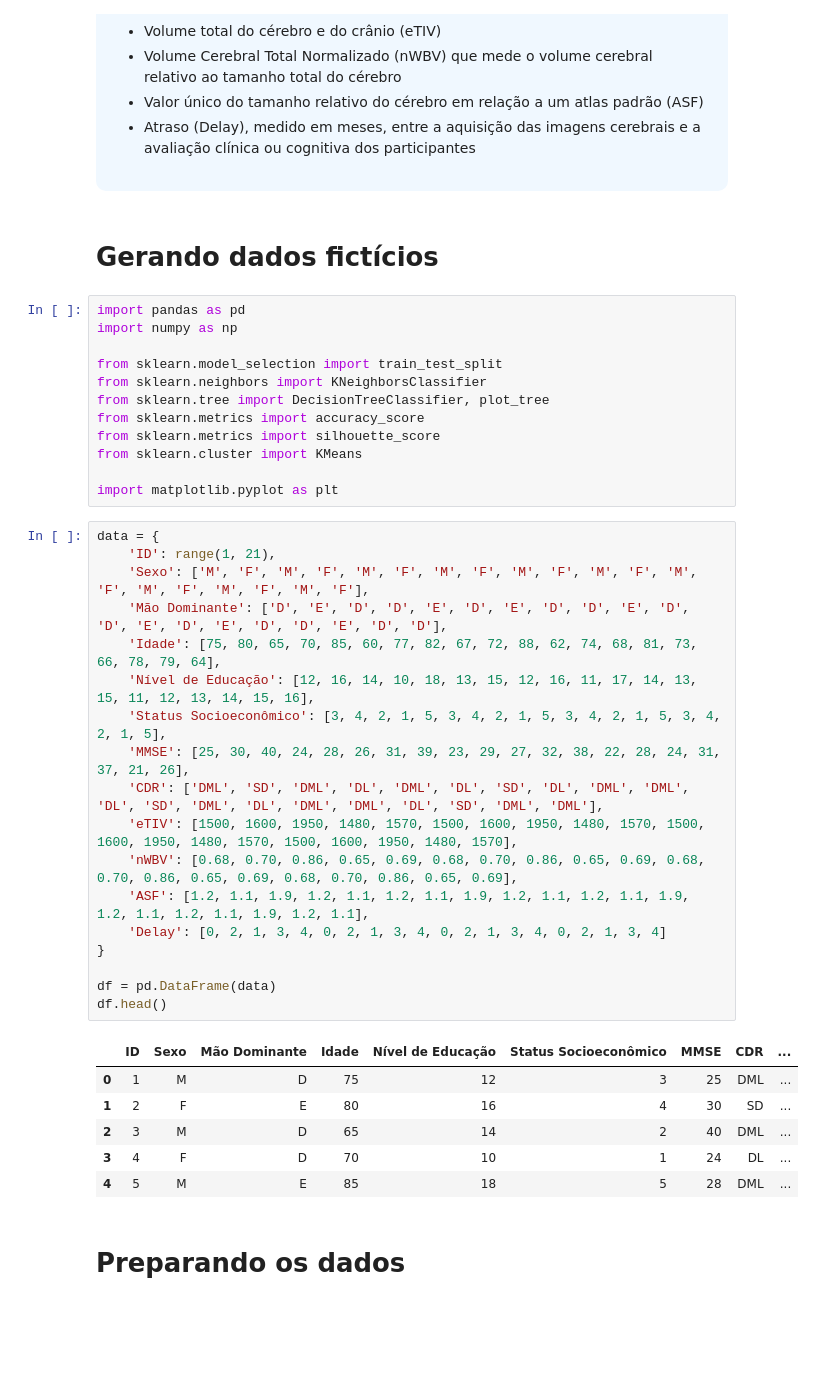
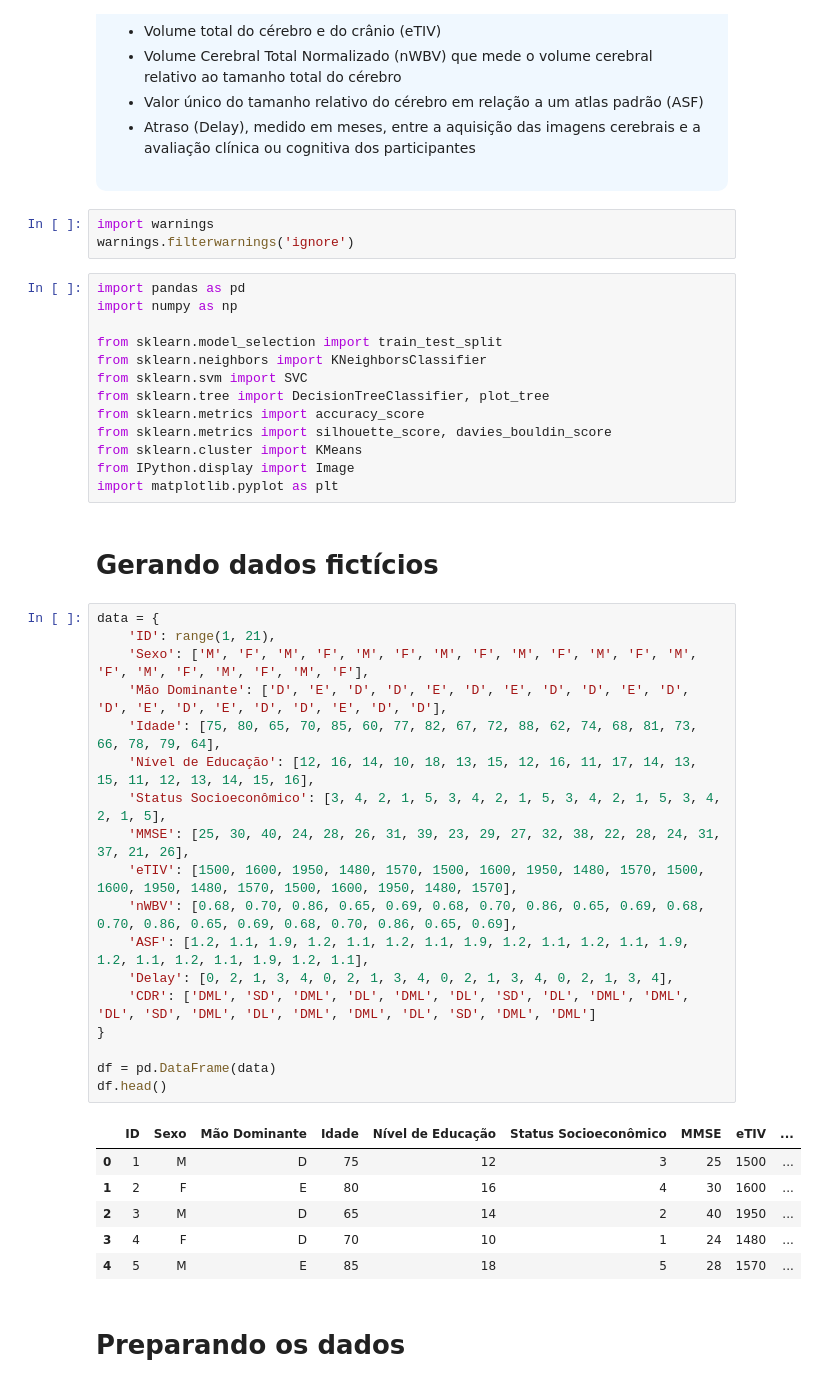
Before and after one commit to joelmaf/course.ai, a Jupyter notebook: Unidade01/Alzheimer.ipynb, the cells around one changed output. Saved outputs shown, nothing was run; the diff lists cells and outputs as text; blank space fills up the shorter version.

```diff
--- a/Unidade01/Alzheimer.ipynb
+++ b/Unidade01/Alzheimer.ipynb
@@ -27,45 +34,49 @@ Baseado em: https://www.kaggle.com/code/danttis/alzheimer-s-classification-using
     <li>Atraso (Delay), medido em meses, entre a aquisição das imagens cerebrais e a avaliação clínica ou cognitiva dos participantes</li>
   </ul>
 </div>
-# %% [markdown]
-# Gerando dados fictícios
+# %%
+import warnings
+warnings.filterwarnings('ignore')
 # %%
 import pandas as pd
 import numpy as np
 
 from sklearn.model_selection import train_test_split
 from sklearn.neighbors import KNeighborsClassifier
+from sklearn.svm import SVC
 from sklearn.tree import DecisionTreeClassifier, plot_tree
 from sklearn.metrics import accuracy_score
-from sklearn.metrics import silhouette_score
+from sklearn.metrics import silhouette_score, davies_bouldin_score
 from sklearn.cluster import KMeans
-
+from IPython.display import Image
 import matplotlib.pyplot as plt
+# %% [markdown]
+# Gerando dados fictícios
 # %%
 data = {
     'ID': range(1, 21),
     'Sexo': ['M', 'F', 'M', 'F', 'M', 'F', 'M', 'F', 'M', 'F', 'M', 'F', 'M', 'F', 'M', 'F', 'M', 'F', 'M', 'F'],
     'Mão Dominante': ['D', 'E', 'D', 'D', 'E', 'D', 'E', 'D', 'D', 'E', 'D', 'D', 'E', 'D', 'E', 'D', 'D', 'E', 'D', 'D'],
     'Idade': [75, 80, 65, 70, 85, 60, 77, 82, 67, 72, 88, 62, 74, 68, 81, 73, 66, 78, 79, 64],
     'Nível de Educação': [12, 16, 14, 10, 18, 13, 15, 12, 16, 11, 17, 14, 13, 15, 11, 12, 13, 14, 15, 16],
     'Status Socioeconômico': [3, 4, 2, 1, 5, 3, 4, 2, 1, 5, 3, 4, 2, 1, 5, 3, 4, 2, 1, 5],
     'MMSE': [25, 30, 40, 24, 28, 26, 31, 39, 23, 29, 27, 32, 38, 22, 28, 24, 31, 37, 21, 26],
-    'CDR': ['DML', 'SD', 'DML', 'DL', 'DML', 'DL', 'SD', 'DL', 'DML', 'DML', 'DL', 'SD', 'DML', 'DL', 'DML', 'DML', 'DL', 'SD', 'DML', 'DML'],
     'eTIV': [1500, 1600, 1950, 1480, 1570, 1500, 1600, 1950, 1480, 1570, 1500, 1600, 1950, 1480, 1570, 1500, 1600, 1950, 1480, 1570],
     'nWBV': [0.68, 0.70, 0.86, 0.65, 0.69, 0.68, 0.70, 0.86, 0.65, 0.69, 0.68, 0.70, 0.86, 0.65, 0.69, 0.68, 0.70, 0.86, 0.65, 0.69],
     'ASF': [1.2, 1.1, 1.9, 1.2, 1.1, 1.2, 1.1, 1.9, 1.2, 1.1, 1.2, 1.1, 1.9, 1.2, 1.1, 1.2, 1.1, 1.9, 1.2, 1.1],
-    'Delay': [0, 2, 1, 3, 4, 0, 2, 1, 3, 4, 0, 2, 1, 3, 4, 0, 2, 1, 3, 4]
+    'Delay': [0, 2, 1, 3, 4, 0, 2, 1, 3, 4, 0, 2, 1, 3, 4, 0, 2, 1, 3, 4],
+    'CDR': ['DML', 'SD', 'DML', 'DL', 'DML', 'DL', 'SD', 'DL', 'DML', 'DML', 'DL', 'SD', 'DML', 'DL', 'DML', 'DML', 'DL', 'SD', 'DML', 'DML']
 }
 
 df = pd.DataFrame(data)
 df.head()
 # %% [output]
-|  | ID | Sexo | Mão Dominante | Idade | Nível de Educação | Status Socioeconômico | MMSE | CDR | ... |
-| 0 | 1 | M | D | 75 | 12 | 3 | 25 | DML | ... |
-| 1 | 2 | F | E | 80 | 16 | 4 | 30 | SD | ... |
-| 2 | 3 | M | D | 65 | 14 | 2 | 40 | DML | ... |
-| 3 | 4 | F | D | 70 | 10 | 1 | 24 | DL | ... |
-| 4 | 5 | M | E | 85 | 18 | 5 | 28 | DML | ... |
+|  | ID | Sexo | Mão Dominante | Idade | Nível de Educação | Status Socioeconômico | MMSE | eTIV | ... |
+| 0 | 1 | M | D | 75 | 12 | 3 | 25 | 1500 | ... |
+| 1 | 2 | F | E | 80 | 16 | 4 | 30 | 1600 | ... |
+| 2 | 3 | M | D | 65 | 14 | 2 | 40 | 1950 | ... |
+| 3 | 4 | F | D | 70 | 10 | 1 | 24 | 1480 | ... |
+| 4 | 5 | M | E | 85 | 18 | 5 | 28 | 1570 | ... |
 # %% [markdown]
 # Preparando os dados
 # %%
```
Also changed, not shown: parts of 31 cells of this notebook, 8 other files.
